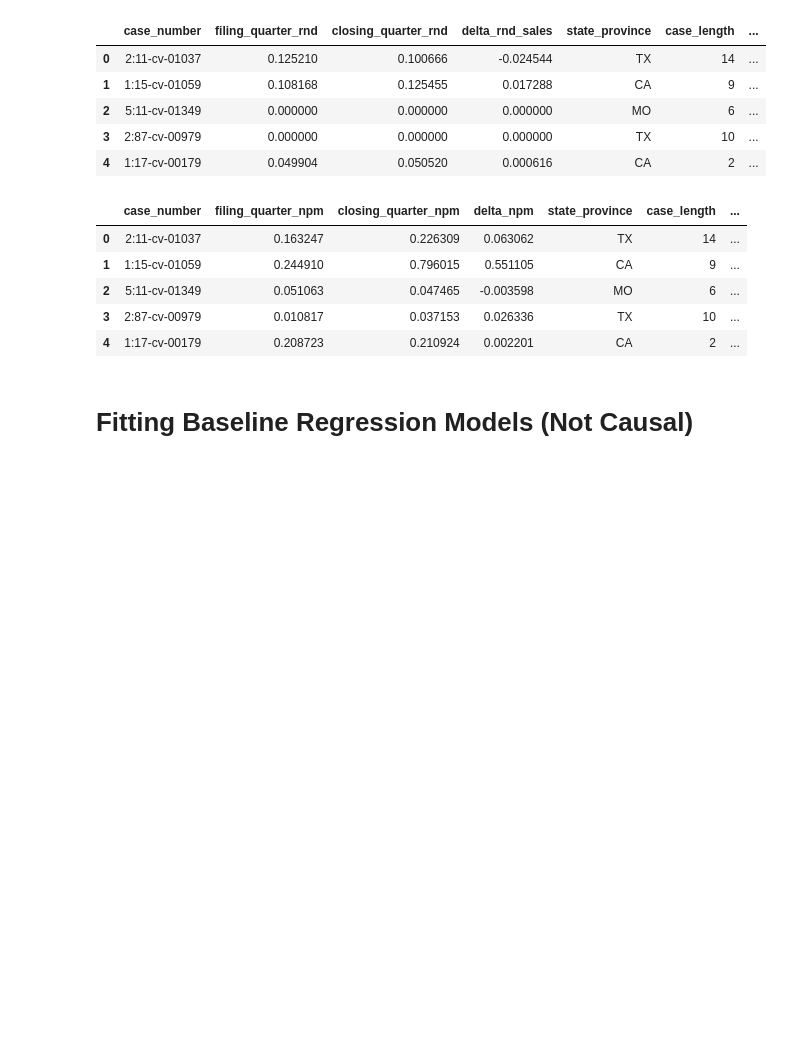
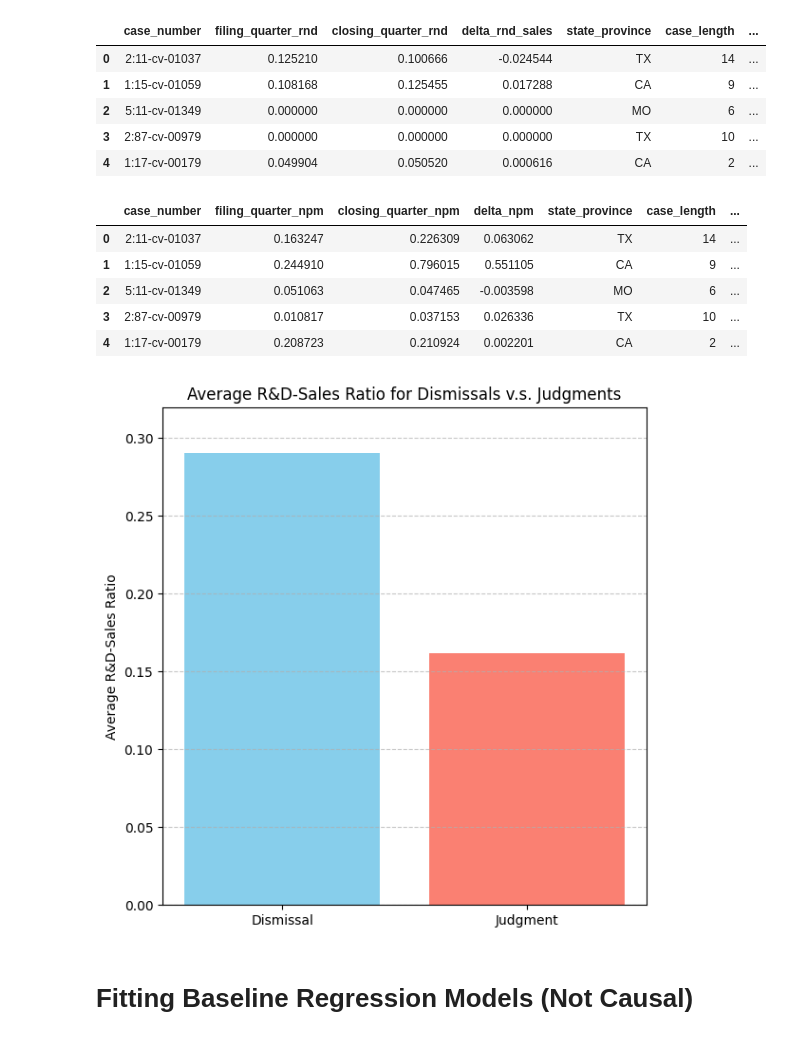
Before and after one commit to Sai0472003/PatentLitigation_Impact, a Jupyter notebook: Causal_Inference.ipynb, the cells around one changed output. Drawn from its saved outputs; the diff is of its cells as text; code cells hidden in the pictures; blank space fills up the shorter version.

```diff
--- a/Causal_Inference.ipynb
+++ b/Causal_Inference.ipynb
@@ -332,6 +332,27 @@ npm.head()
 | 2 | 5:11-cv-01349 | 0.051063 | 0.047465 | -0.003598 | MO | 6 | ... |
 | 3 | 2:87-cv-00979 | 0.010817 | 0.037153 | 0.026336 | TX | 10 | ... |
 | 4 | 1:17-cv-00179 | 0.208723 | 0.210924 | 0.002201 | CA | 2 | ... |
+# %%
+avg_dismissal = rnd[rnd['disp_dismissed'] == 1]['closed_plus_1_rd_sale'].mean()
+avg_judgment = rnd[rnd['disp_judgment'] == 1]['closed_plus_1_rd_sale'].mean()
+
+# Values and labels
+means = [avg_dismissal, avg_judgment]
+labels = ['Dismissal', 'Judgment']
+
+# Create the bar chart
+plt.figure(figsize=(6, 6))
+plt.bar(labels, means, color=['skyblue', 'salmon'])
+plt.ylabel('Average R&D-Sales Ratio')
+plt.title('Average R&D-Sales Ratio for Dismissals v.s. Judgments')
+plt.ylim(0, max(means) * 1.1)  # Add some space above bars for clarity
+plt.grid(axis='y', linestyle='--', alpha=0.7)
+
+# Show the plot
+plt.tight_layout()
+plt.show()
+# %% [output]
+[figure, added]
 # %% [markdown]
 # Fitting Baseline Regression Models (Not Causal)
 # %%
```
Also changed, not shown: parts of 3 cells of this notebook.
